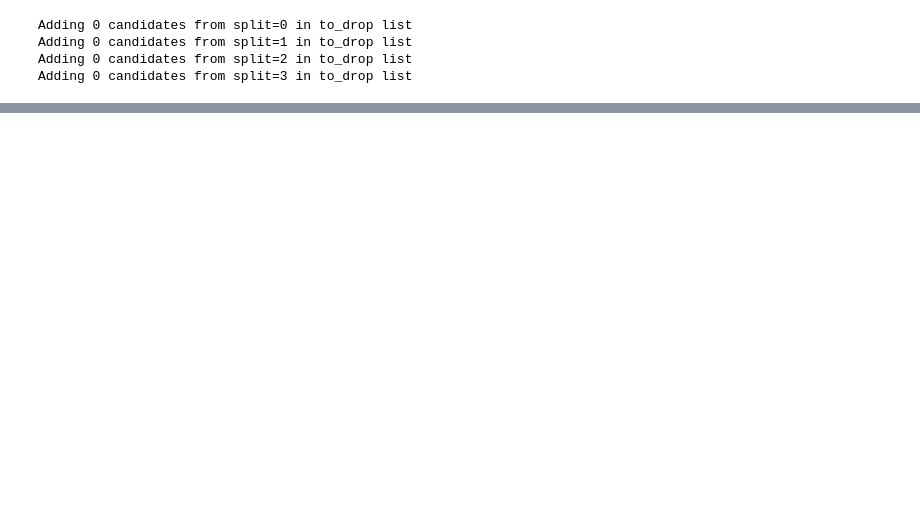
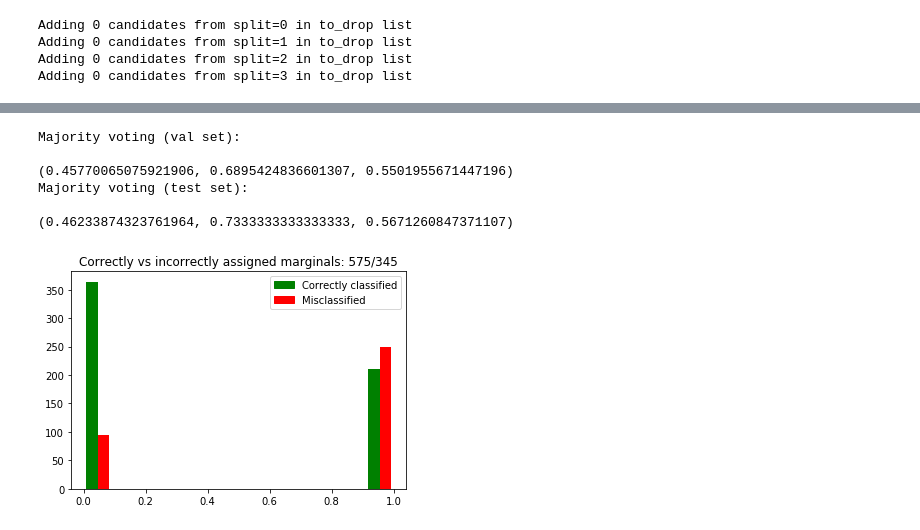
Before and after one commit to littlewine/snorkel-ml, a Jupyter notebook: my-code/CDR experiment.ipynb, the cells around one changed output, grey strips where cells are left out. Saved outputs shown, nothing was run; the diff lists cells and outputs as text; code cells hidden in the pictures; blank space fills up the shorter version.

```diff
--- a/my-code/CDR experiment.ipynb
+++ b/my-code/CDR experiment.ipynb
@@ -585,0 +647,4 @@ l
+# %%
+# load validation & test set & their labels (to compute majority votes etc)
+L_dev = labeler.apply_existing(split=1, parallelism=6)
+L_test = labeler.apply_existing(split=2, parallelism=6)
@@ -585,0 +713,16 @@ l
+# %%
+print "Majority voting (val set):\n"
+print majority_vote_score(L_dev, L_gold_dev)
+print "Majority voting (test set):\n"
+print majority_vote_score(L_test, L_gold_test)
+# %% [output]
+Majority voting (val set):
+
+(0.45770065075921906, 0.6895424836601307, 0.5501955671447196)
+Majority voting (test set):
+
+(0.46233874323761964, 0.7333333333333333, 0.5671260847371107)
+# %%
+error_analysis(L_dev, L_gold_dev, majority_voting=True)
+# %% [output]
+[figure, added]
```
Also changed, not shown: parts of 60 cells of this notebook.
